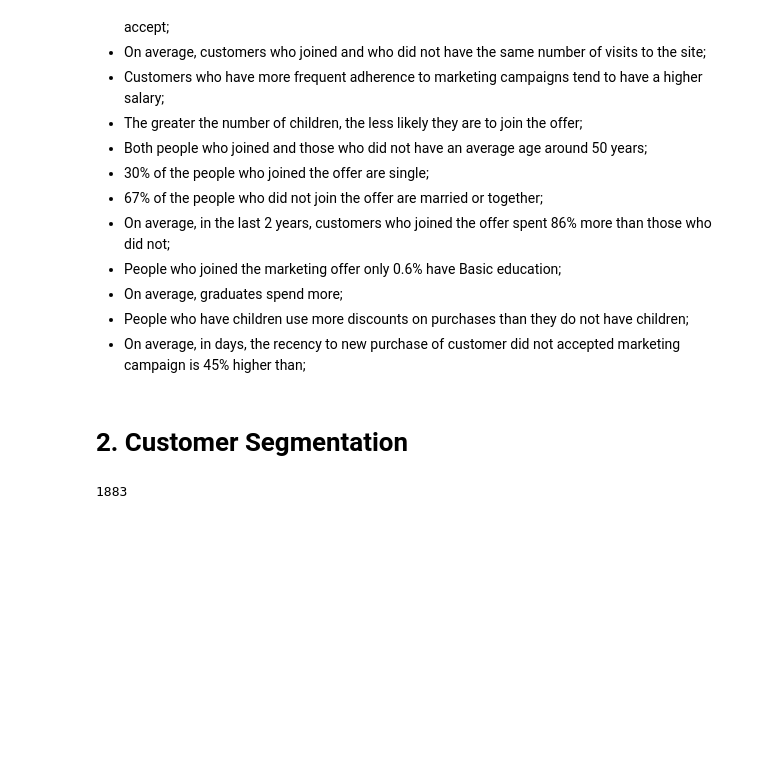
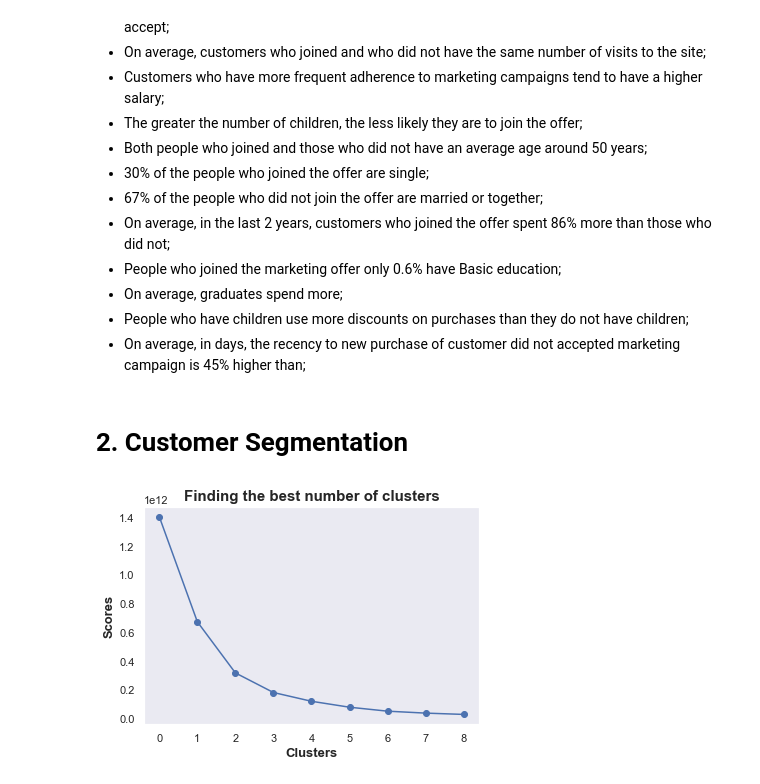
Before and after one commit to Gabrieleas10/ifood-data-business-analyst-test, a Jupyter notebook: data_analyst.ipynb, the cells around one changed output. Cells and saved outputs as stored; diff of their text form; code cells hidden in the pictures; blank space fills up the shorter version.

```diff
--- a/data_analyst.ipynb
+++ b/data_analyst.ipynb
@@ -54,6 +57,11 @@ df['Client_Cost'] = investment / len(df['ID'])
 # roi of customers who accepted the offer
 ret_cust = roi / len(df[df['Response'] ==1])
 df['Client_Return'] = df['Response'].apply(lambda x: ret_cust if x == 1 else 0 )
+# %%
+# label encoding cat to numerical informations
+label_encoder = LabelEncoder()
+df['Marital_Status2'] = label_encoder.fit_transform(df['Marital_Status'])
+df['Education2'] = label_encoder.fit_transform(df['Education'])
 # %% [markdown]
 ## 1.2 Overview the Data
 # %%
@@ -519,7 +527,26 @@ g = sns.relplot(
 - On average, in days, the recency to new purchase of customer did not accepted marketing campaign is 45% higher than;
 # %% [markdown]
 # 2. Customer Segmentation
-# %%
-len(unresp['ID'])
-# %% [output]
-1883
+# %%
+# Elbow Method to find best number of centroids (clusters to customers segmentation)
+scores = []
+
+ranges = range(1, 10)
+
+# using data socio-economics
+features = df[['Total_Spent','Income','Age',
+'Child','Marital_Status2','Education2']]
+
+for i in ranges:
+  kmeans = KMeans(n_clusters = i)
+  kmeans.fit(features)
+  scores.append(kmeans.inertia_)
+
+plt.plot(scores, '-o')
+plt.title('Finding the best number of clusters' , size = 15 , weight = 'bold')
+plt.xlabel('Clusters' , size = 13 , weight = 'bold')
+plt.ylabel('Scores' ,size = 13 , weight = 'bold')
+plt.grid()
+plt.show()
+# %% [output]
+[figure, added]
```
Also changed, not shown: parts of 2 cells of this notebook.
